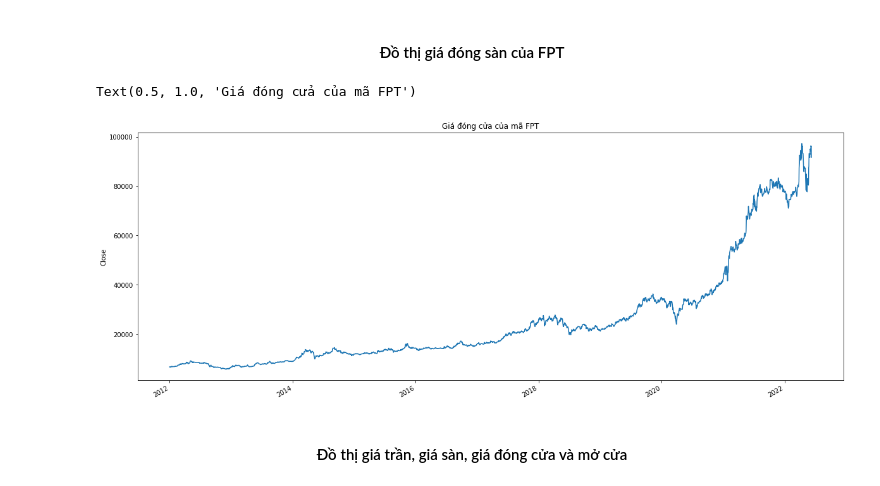
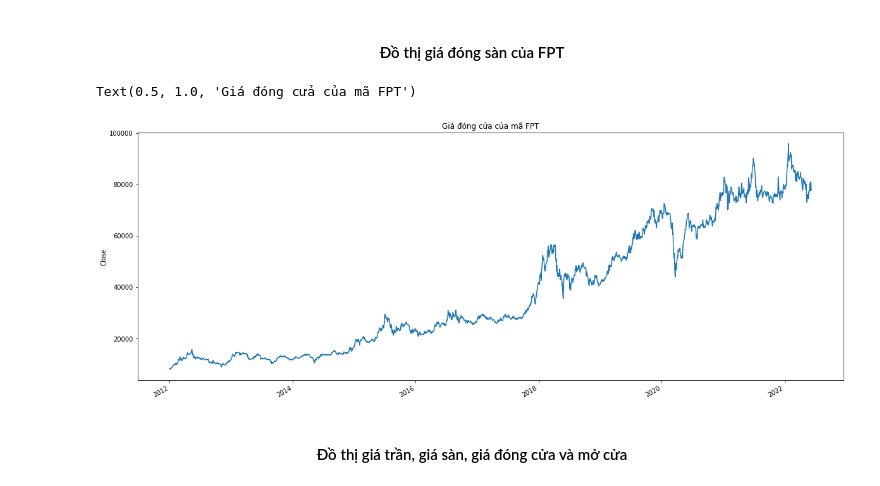
Before and after one commit to kreazyme/MachineLearning, a Jupyter notebook: stock_predic.ipynb, the cells around one changed output. Drawn from its saved outputs; the diff is of its cells as text; code cells hidden in the pictures.

```diff
--- a/stock_predic.ipynb
+++ b/stock_predic.ipynb
@@ -115,13 +115,13 @@ FPT.describe()
 # %%
 plt.figure(figsize=(20, 8))
 # plt.subplots_adjust(top=1.25, bottom=1.2)
-FPT['Close'].plot()
+VCB['Close'].plot()
 plt.ylabel('Close')
 plt.xlabel(None)
-plt.title(f"Giá đóng cửa của mã FPT")
+plt.title(f"Giá đóng cửa của mã VCB")
 # %% [output]
 Text(0.5, 1.0, 'Giá đóng cửa của mã FPT')
-[figure, old version]
+[figure, new version]
 # %% [markdown]
 <h4><center>Đồ thị giá trần, giá sàn, giá đóng cửa và mở cửa</center></h4>
 # %%
```
Also changed, not shown: parts of 22 cells of this notebook, 1 other file.
